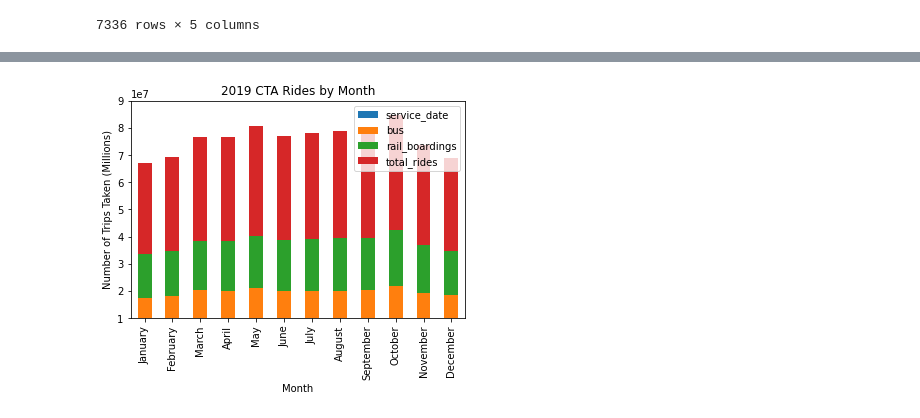
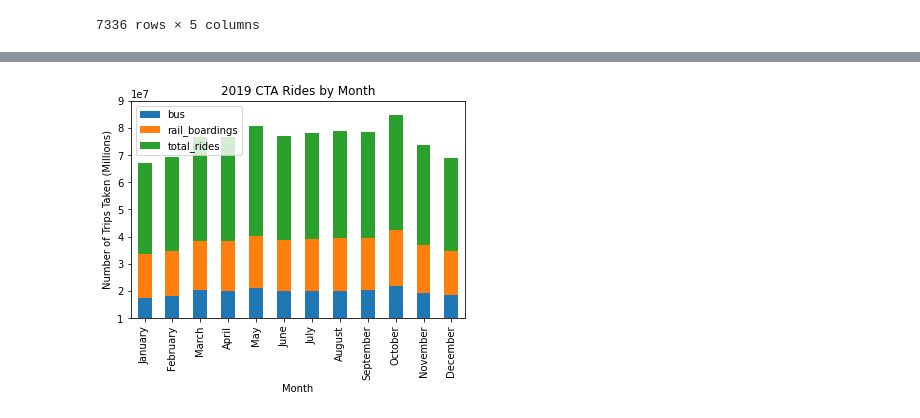
Before and after one commit to Slainte91/COVID-movement, a Jupyter notebook: cta/cta.ipynb, the cells around one changed output, grey strips where cells are left out. Saved outputs shown, nothing was run; the diff lists cells and outputs as text; code cells hidden in the pictures.

Commit message:
dropped service_date column from mockup graphs

```diff
--- a/cta/cta.ipynb
+++ b/cta/cta.ipynb
@@ -40,4 +40,6 @@ month_numbers = [0, 1, 2, 3, 4, 5, 6, 7, 8, 9, 10, 11, 12]
 month_names = ["January", "February", "March", "April", "May", "June", "July", "August", "September", "October", "November", "December"]
 full_2019['Month'] = pd.cut(full_2019['service_date'], month_numbers, labels=month_names)
 month_grouped_2019 = full_2019.groupby(['Month']).sum()
+#drop service_date column
+month_grouped_2019 = month_grouped_2019.drop(columns=['service_date'])
 month_grouped_2019
@@ -59,16 +46,14 @@ month_grouped_2019
 # %%
-month_grouped_2019.drop(columns=['service_date'])
-
 #make a bar graph of 2019 CTA travel
 month_grouped_2019.plot.bar(stacked=True)
 plt.ylim(10000000, 90000000)
 plt.title("2019 CTA Rides by Month")
 plt.xlabel("Month")
 plt.ylabel("Number of Trips Taken (Millions)")
 fig = plt.gcf()
-fig.savefig("2019plot.png")
+fig.savefig("2019plot.png");
 # %% [output]
-[figure, old version]
+[figure, new version]
 # %%
 #grab 2020 dates
 third_df = cta_df[6879:6952]
```
Also changed, not shown: parts of 3 cells of this notebook, 2 other files.
